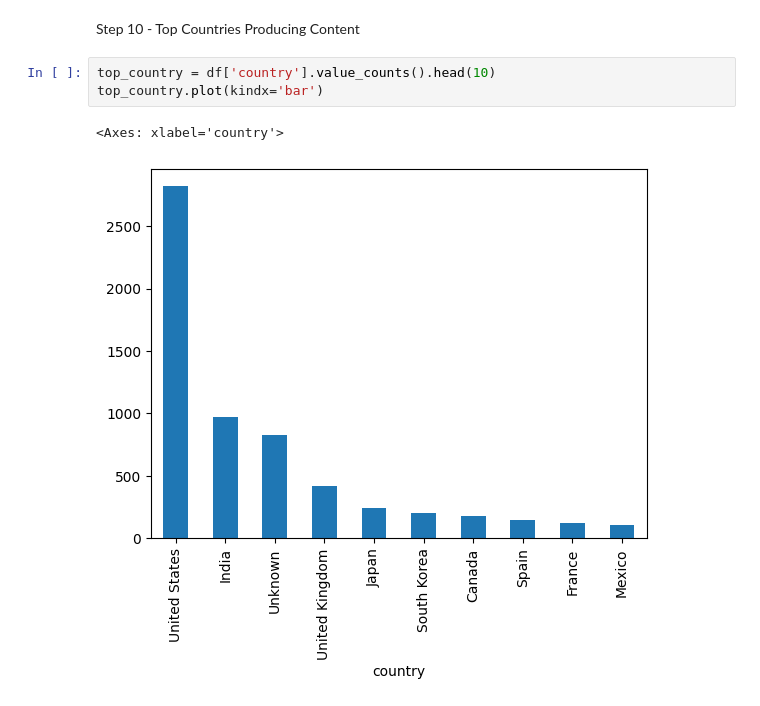
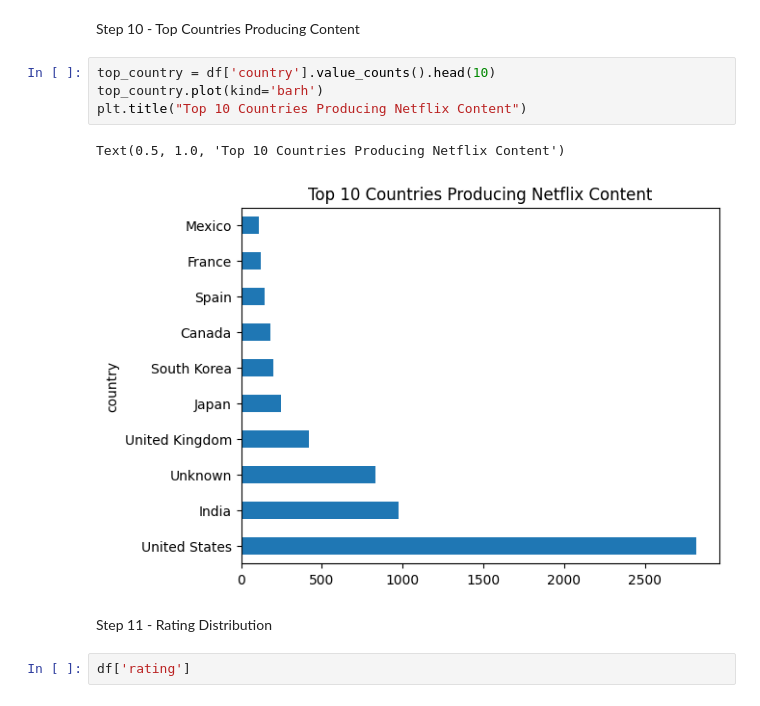
Before and after one commit to bhumipandey06/NetflixDAProject, a Jupyter notebook: Netflix DA Project.ipynb, the cells around one changed output. Cells and saved outputs as stored; diff of their text form.

Commit message:
Netflix Content Ratings

```diff
--- a/Netflix DA Project.ipynb
+++ b/Netflix DA Project.ipynb
@@ -157,7 +157,12 @@ Text(0.5, 1.0, 'Content Added to Netflix Each Year')
 Step 10 - Top Countries Producing Content
 # %%
 top_country = df['country'].value_counts().head(10)
-top_country.plot(kindx='bar')
+top_country.plot(kind='barh')
+plt.title("Top 10 Countries Producing Netflix Content")
 # %% [output]
-<Axes: xlabel='country'>
+Text(0.5, 1.0, 'Top 10 Countries Producing Netflix Content')
-[figure, old version]
+[figure, new version]
+# %% [markdown]
+Step 11 - Rating Distribution
+# %%
+df['rating']
```
